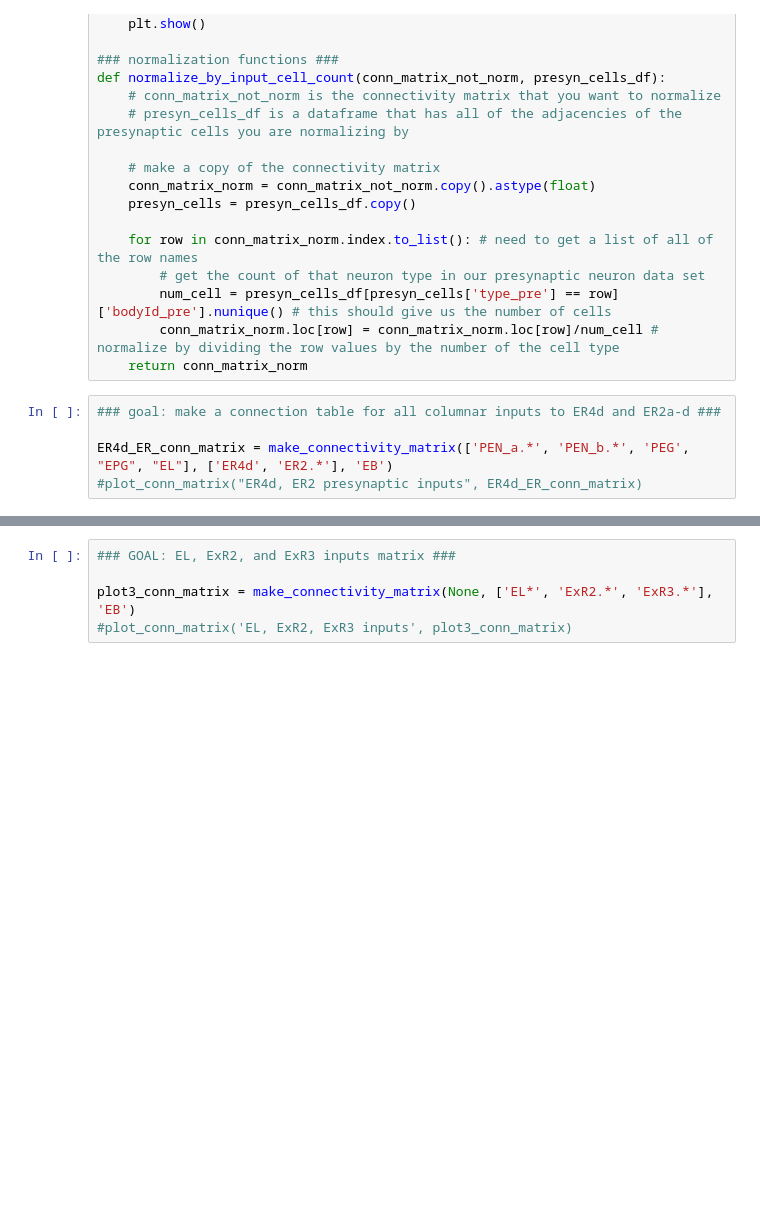
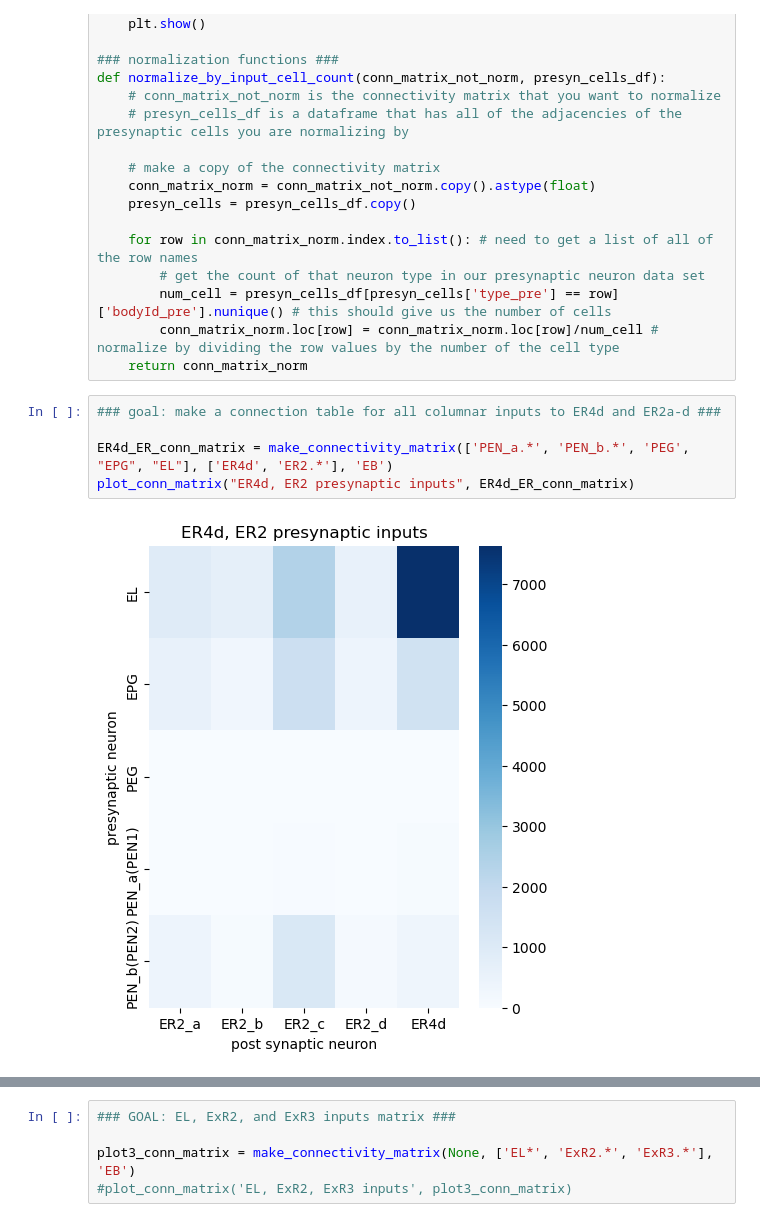
Before and after one commit to yfisher-lab/NeuromodPlasticity, a Jupyter notebook: Notebooks/connectomics_analysis/EL_connectomics.ipynb, the cells around one changed output, grey strips where cells are left out. Saved outputs shown, nothing was run; the diff lists cells and outputs as text; blank space fills up the shorter version.

```diff
--- a/Notebooks/connectomics_analysis/EL_connectomics.ipynb
+++ b/Notebooks/connectomics_analysis/EL_connectomics.ipynb
@@ -91,5 +216,7 @@ def normalize_by_input_cell_count(conn_matrix_not_norm, presyn_cells_df):
 # %%
 ### goal: make a connection table for all columnar inputs to ER4d and ER2a-d ###
 
 ER4d_ER_conn_matrix = make_connectivity_matrix(['PEN_a.*', 'PEN_b.*', 'PEG', "EPG", "EL"], ['ER4d', 'ER2.*'], 'EB')
-#plot_conn_matrix("ER4d, ER2 presynaptic inputs", ER4d_ER_conn_matrix)
+plot_conn_matrix("ER4d, ER2 presynaptic inputs", ER4d_ER_conn_matrix)
+# %% [output]
+[figure, added]
```
Also changed, not shown: parts of 14 cells of this notebook.
